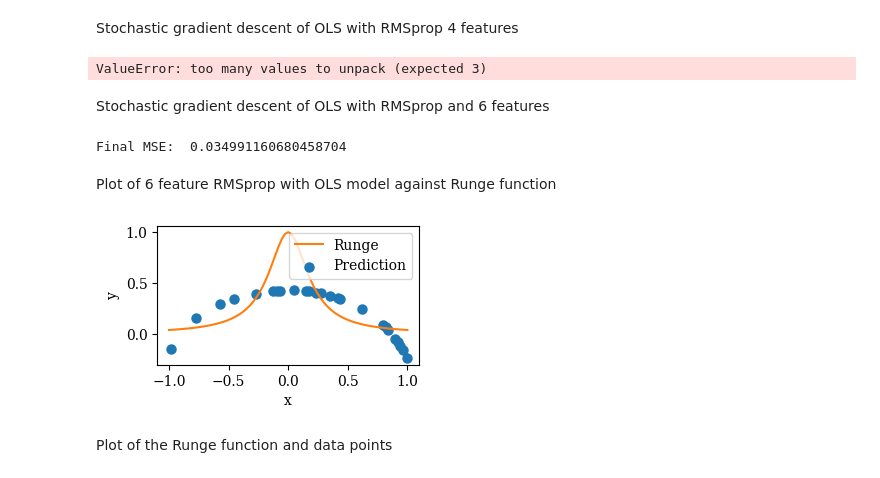
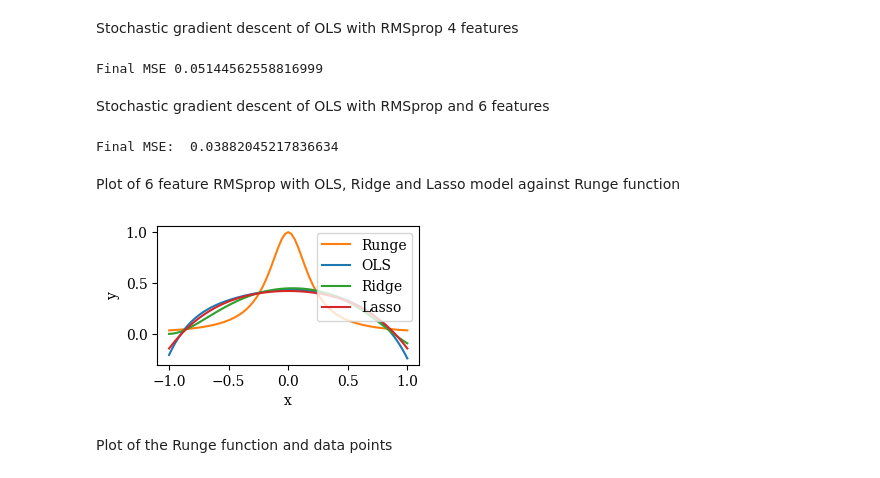
Before and after one commit to yangliu141/Exploration-of-Regression-with-the-Runge-Function, a Jupyter notebook: Code/Showcase_Notebooks/experiments.ipynb, the cells around one changed output. Drawn from its saved outputs; the diff is of its cells as text; code cells hidden in the pictures.

Commit message:
Plot with Runge

```diff
--- a/Code/Showcase_Notebooks/experiments.ipynb
+++ b/Code/Showcase_Notebooks/experiments.ipynb
@@ -81,11 +81,11 @@ gd = GradientDescent(n_features, noIntercept=noIntercept, stochastichGD=True)
 gd.setOptimizer(optimizer)
 gd.setGradient(gradient)
 
-theta, MSEs, numberEpoch = gd.train(x_train, y_train, X_test, y_test, epoch)
+theta, MSEs, R2, numberEpoch = gd.train(x_train, y_train, X_test, y_test, epoch)
 
 print("Final MSE", MSEs[-1])
 # %% [output]
-ValueError: too many values to unpack (expected 3)
+Final MSE 0.05144562558816999
 # %% [markdown]
 Stochastic gradient descent of OLS with RMSprop and 6 features
 # %%
@@ -108,42 +108,44 @@ gd = GradientDescent(n_features, noIntercept=noIntercept, stochastichGD=True)
 gd.setOptimizer(optimizer)
 gd.setGradient(gradient)
 
-theta, MSEs, numberEpoch = gd.train(x_train, y_train, X_test, y_test, epoch)
+theta, MSEs, R2, numberEpoch = gd.train(x_train, y_train, X_test, y_test, epoch)
 
 print("Final MSE: ", MSEs[-1])
 # %% [output]
-Final MSE:  0.034991160680458704
+Final MSE:  0.03882045217836634
 # %% [markdown]
-Plot of 6 feature RMSprop with OLS model against Runge function
+Plot of 6 feature RMSprop with OLS, Ridge and Lasso model against Runge function
 # %%
 np.random.seed(1)
 
 epoch = 100
 n_features = 6
 noIntercept = False
 optimizer = Optimizers.RMSprop(0.01, 0.99, n_features+int(not noIntercept))
-gradient = Gradients.OLS()
+gradients = [Gradients.OLS(), Gradients.Ridge(0.01), Gradients.Lasso(0.01)]
 
 # generate the data
 x_train, x_test, y_train, y_test = generateData(100, 0.1)
 x_train = x_train.flatten(); x_test = x_test.flatten()
 X_train = featureMat(x_train, n_features, noIntercept=noIntercept)
 X_test = featureMat(x_test, n_features, noIntercept=noIntercept)
 
-gd = GradientDescent(n_features, noIntercept=noIntercept)
-gd.setOptimizer(optimizer)
-gd.setGradient(gradient)
+predictions = []
+for gradient in gradients:
+    gd = GradientDescent(n_features, noIntercept=noIntercept)
+    gd.setOptimizer(optimizer)
+    gd.setGradient(gradient)
 
-theta, MSEs, numberEpoch = gd.train(X_train, y_train, X_test, y_test, epoch)
-prediction = gd.predict(X_test)
+    # Actual Runge function
+    x = np.linspace(-1, 1, 75)
+    y = 1 / (1 + 25*np.power(x, 2))
 
-# Actual Runge function
-x = np.linspace(-1, 1, 75)
-y = 1 / (1 + 25*np.power(x, 2))
+    theta, MSEs, R2, numberEpoch = gd.train(X_train, y_train, X_test, y_test, epoch)
+    predictions.append(gd.predict(featureMat(x, n_features, noIntercept=noIntercept)))
 
-plot(2, [x, x_test], [y, prediction], y_feature_label=["Runge", "Prediction"], figurename="RMSpropOLS4plot", scatter=[False, True], save=True, multiX=True)
+plot(4, [x, x, x, x], [y, predictions[0], predictions[1], predictions[2]], y_feature_label=["Runge", "OLS", "Ridge", "Lasso"], figurename="rungeRMSprop6GradsPlot", scatter=[False, False, False, False], save=True, multiX=True)
 # %% [output]
-[figure, old version]
+[figure, new version]
 # %% [markdown]
 Plot of the Runge function and data points
 # %%
```
Also changed, not shown: 4 other files.
